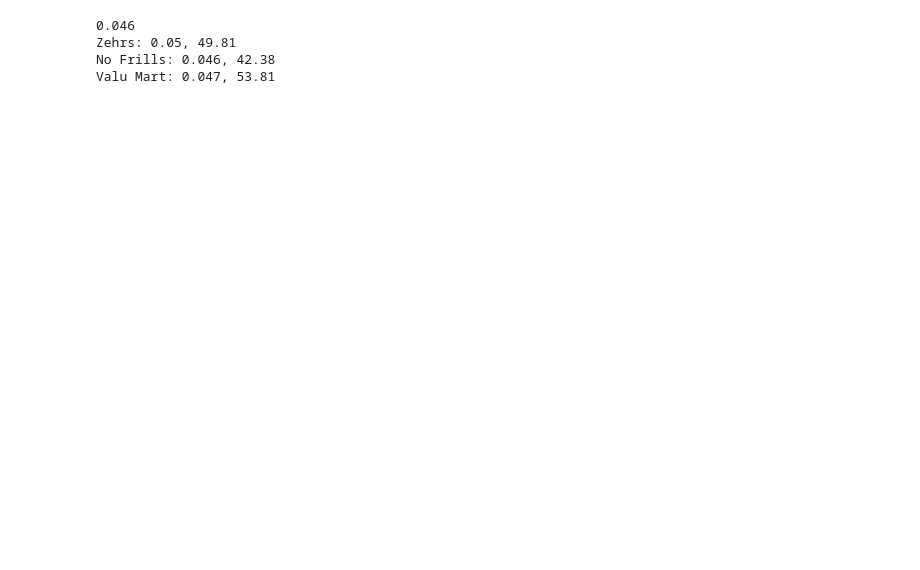
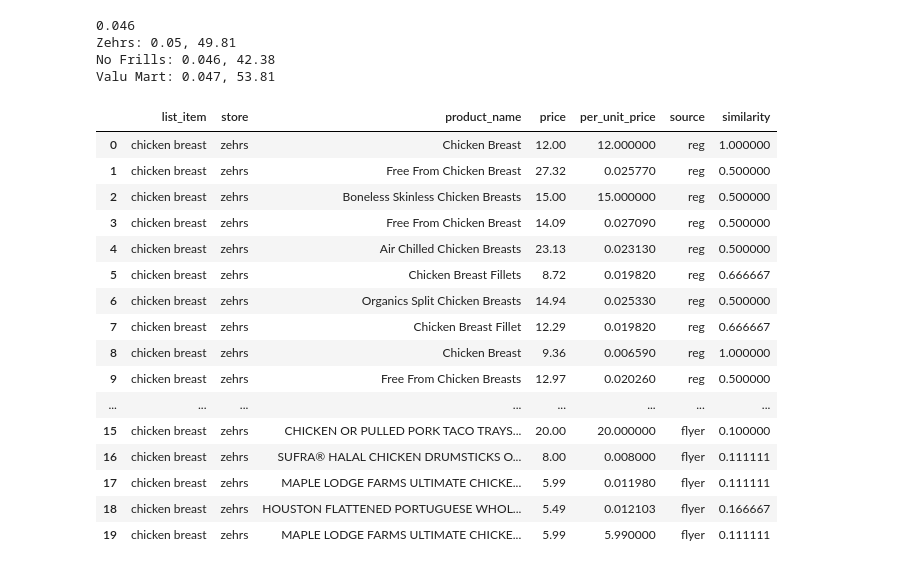
Before and after one commit to caitlan-krasinski/grocery-store-backend, a Jupyter notebook: product_indexing.ipynb, the cells around one changed output. Drawn from its saved outputs; the diff is of its cells as text; code cells hidden in the pictures; blank space fills up the shorter version.

```diff
--- a/product_indexing.ipynb
+++ b/product_indexing.ipynb
@@ -165,10 +165,10 @@ print('loaded sim model in', time.time() - start_time, 'seconds')
 ps = PorterStemmer() # stemming for better results
 
 grocery_list = ['2% milk', 'Cheddar Cheese', 'white sliced bread', 'ground beef',
-                'clementines', 'chicken breast', 'potatoes']
+                'clementines', 'potatoes', 'chicken breast']
 
 
-stores = ['zehrs', 'no_frills', 'valu_mart']
+stores = ['no_frills', 'valu_mart', 'zehrs']
 
 
 # make variables
@@ -189,6 +189,7 @@ for store in stores:
         reg_idxs = []
         flyer_idxs = []
 
+        # get all relevant indexes for regular priced data
         for word in stem_item.split():
             try: # list item word not in index
                 word_idxs = globals()[f"{store}_regular_index"][word]
@@ -200,7 +201,7 @@ for store in stores:
         else:
             reg_df = regular_priced.iloc[reg_idxs]
 
-
+        # get all relevant indexes for sale priced data
         for word in stem_item.split():
             try: # list item word not in index
                 word_idxs = globals()[f"{store}_flyer_index"][word]
@@ -210,7 +211,7 @@ for store in stores:
         if not flyer_idxs: # no indicies returned
             flyer_df = pd.DataFrame() # no results: return empty df
         else:
-            flyer_df = regular_priced.iloc[flyer_idxs]
+            flyer_df = flyer.iloc[flyer_idxs]
 
 
 #         print(len(reg_df))
@@ -245,13 +246,14 @@ for store in stores:
                 # find items
                 similarity = jaccard_similarity(stem_item.split(' '), ps.stem(product_name).lower().split(' '))
 
+                if store == 'zehrs' and item == 'chicken breast': print(product_name, similarity)
 #                 similarity = model.get_score(stem_item.lower(), ps.stem(product_name).lower(),metric="cosine")
 
 #                 strings = [ps.stem(product_name).lower(), stem_item.lower()]
 #                 embeddings = [nlp(string).vector for string in strings]
 #                 similarity = cos_similarity(embeddings[0], embeddings[1])
 
-                if similarity >= 0.5: # can tweak threshold but this is a good one for now
+                if similarity >= 0.1: # can tweak threshold but this is a good one for now
                     data = { 'list_item':item, 'store':store, 'product_name':product_name, 'price':price, 'per_unit_price': per_unit_price, 'similarity':similarity, 'source': 'flyer' }
                     item_selection = item_selection.append(data, ignore_index=True)
 
@@ -262,7 +264,7 @@ for store in stores:
 
             # ************** need to decide between per unit pricing and total price difference
             # ************** maybe some units need per unit some dont
-            cheapest_item = item_selection.sort_values(by=['per_unit_price', 'similarity'], ascending = [True, False])
+            cheapest_item = item_selection.sort_values(by=['per_unit_price', 'source', 'similarity'], ascending = [True, True, False])
 #             cheapest_item = item_selection.sort_values(by=['price'])
 
             final_selection = final_selection.append(dict(cheapest_item.iloc[0]), ignore_index=True)
@@ -329,3 +338,23 @@ print(f'Valu Mart: {valu_mart_per_unit_subtotal}, {valu_mart_subtotal}')
 Zehrs: 0.05, 49.81
 No Frills: 0.046, 42.38
 Valu Mart: 0.047, 53.81
+# %%
+item_selection
+# %% [output]
+|  | list_item | store | product_name | price | per_unit_price | source | similarity |
+| 0 | chicken breast | zehrs | Chicken Breast | 12.00 | 12.000000 | reg | 1.000000 |
+| 1 | chicken breast | zehrs | Free From Chicken Breast | 27.32 | 0.025770 | reg | 0.500000 |
+| 2 | chicken breast | zehrs | Boneless Skinless Chicken Breasts | 15.00 | 15.000000 | reg | 0.500000 |
+| 3 | chicken breast | zehrs | Free From Chicken Breast | 14.09 | 0.027090 | reg | 0.500000 |
+| 4 | chicken breast | zehrs | Air Chilled Chicken Breasts | 23.13 | 0.023130 | reg | 0.500000 |
+| 5 | chicken breast | zehrs | Chicken Breast Fillets | 8.72 | 0.019820 | reg | 0.666667 |
+| 6 | chicken breast | zehrs | Organics Split Chicken Breasts | 14.94 | 0.025330 | reg | 0.500000 |
+| 7 | chicken breast | zehrs | Chicken Breast Fillet | 12.29 | 0.019820 | reg | 0.666667 |
+| 8 | chicken breast | zehrs | Chicken Breast | 9.36 | 0.006590 | reg | 1.000000 |
+| 9 | chicken breast | zehrs | Free From Chicken Breasts | 12.97 | 0.020260 | reg | 0.500000 |
+| ... | ... | ... | ... | ... | ... | ... | ... |
+| 15 | chicken breast | zehrs | CHICKEN OR PULLED PORK TACO TRAYS... | 20.00 | 20.000000 | flyer | 0.100000 |
+| 16 | chicken breast | zehrs | SUFRA® HALAL CHICKEN DRUMSTICKS O... | 8.00 | 0.008000 | flyer | 0.111111 |
+| 17 | chicken breast | zehrs | MAPLE LODGE FARMS ULTIMATE CHICKE... | 5.99 | 0.011980 | flyer | 0.111111 |
+| 18 | chicken breast | zehrs | HOUSTON FLATTENED PORTUGUESE WHOL... | 5.49 | 0.012103 | flyer | 0.166667 |
+| 19 | chicken breast | zehrs | MAPLE LODGE FARMS ULTIMATE CHICKE... | 5.99 | 5.990000 | flyer | 0.111111 |
```
Also changed, not shown: parts of 5 cells of this notebook, 1 other file.
